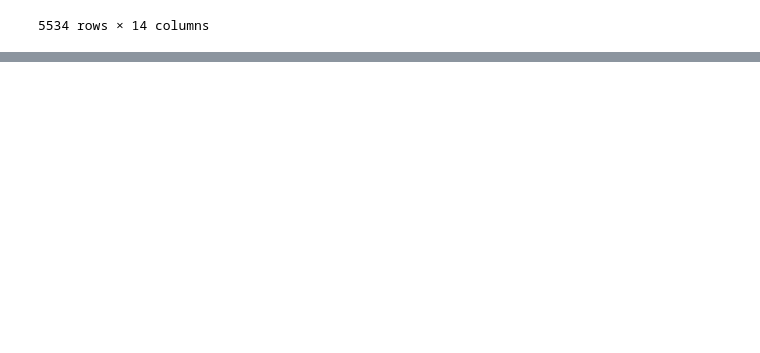
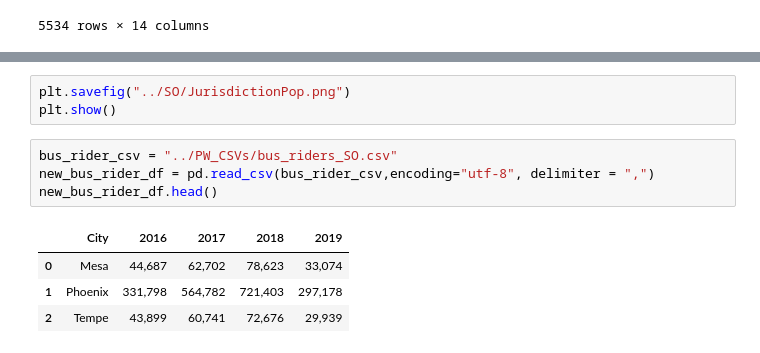
Before and after one commit to phil-wew/group_project1, a Jupyter notebook: SO/Scott Project 1.ipynb, the cells around one changed output, grey strips where cells are left out. Drawn from its saved outputs; the diff is of its cells as text; blank space fills up the shorter version.

```diff
--- a/SO/Scott Project 1.ipynb
+++ b/SO/Scott Project 1.ipynb
@@ -231,0 +262,12 @@ bus_census
+# %%
+plt.savefig("../SO/JurisdictionPop.png")
+plt.show()
+# %%
+bus_rider_csv = "../PW_CSVs/bus_riders_SO.csv"
+new_bus_rider_df = pd.read_csv(bus_rider_csv,encoding="utf-8", delimiter = ",")
+new_bus_rider_df.head()
+# %% [output]
+|  | City | 2016 | 2017 | 2018 | 2019 |
+| 0 | Mesa | 44,687 | 62,702 | 78,623 | 33,074 |
+| 1 | Phoenix | 331,798 | 564,782 | 721,403 | 297,178 |
+| 2 | Tempe | 43,899 | 60,741 | 72,676 | 29,939 |
```
Also changed, not shown: parts of 15 cells of this notebook.
